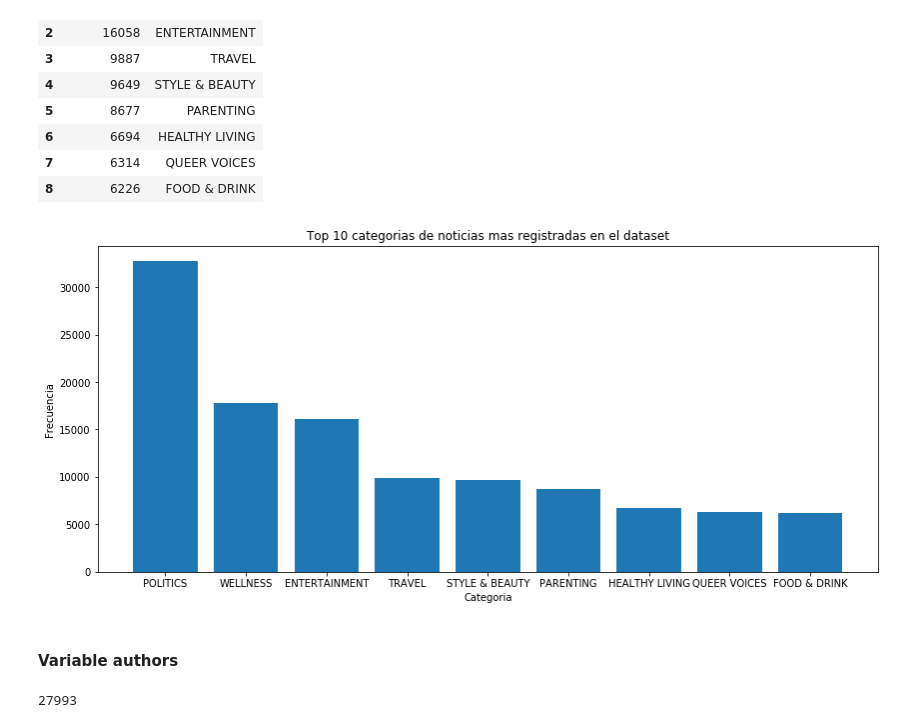
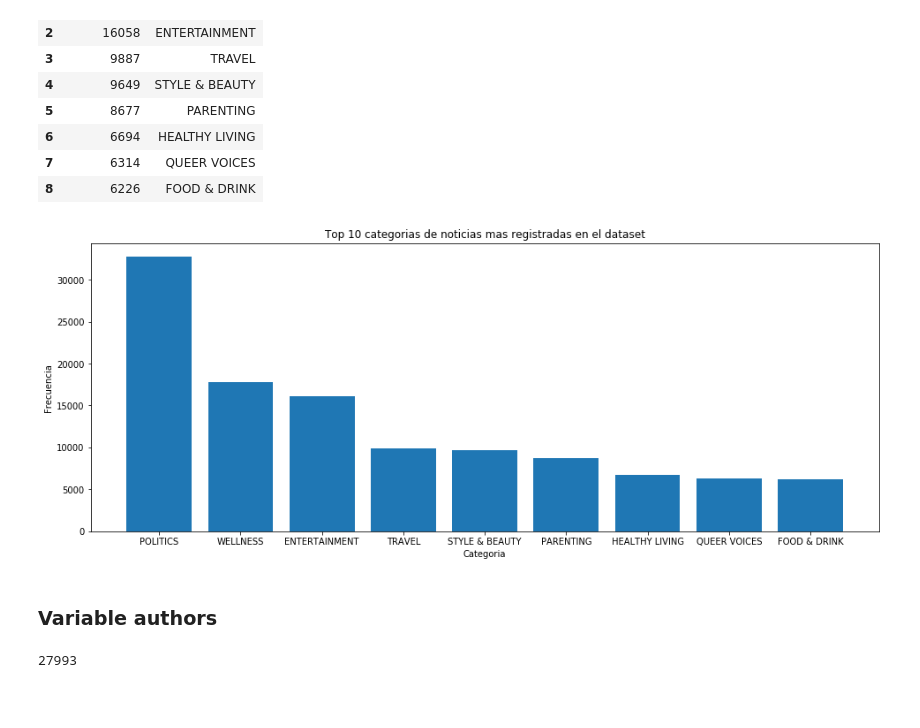
Before and after one commit to Oriojas/Noticias_df_WJ, a Jupyter notebook: Code/Categorización de noticias.ipynb, the cells around one changed output. Cells and saved outputs as stored; diff of their text form; code cells hidden in the pictures; blank space fills up the shorter version.

```diff
--- a/Code/Categorización de noticias.ipynb
+++ b/Code/Categorización de noticias.ipynb
@@ -84,16 +93,16 @@ top_category
 | 7 | 6314 | QUEER VOICES |
 | 8 | 6226 | FOOD & DRINK |
 # %%
-plt.figure(figsize=(14,6)) # tamaño del plot
+plt.figure(figsize=(16,6)) # tamaño del plot
 plt.bar(top_category.Categoria, top_category.Frecuencia)
 plt.xlabel('Categoria')
 plt.ylabel('Frecuencia')
 plt.title('Top 10 categorias de noticias mas registradas en el dataset')
 plt.show()
 # %% [output]
-[figure, old version]
+[figure, new version]
 # %% [markdown]
-#### Variable  authors
+### Variable  authors
 # %%
 df["authors"].nunique()
 # %% [output]
```
Also changed, not shown: parts of 51 cells of this notebook, 7 other files.
